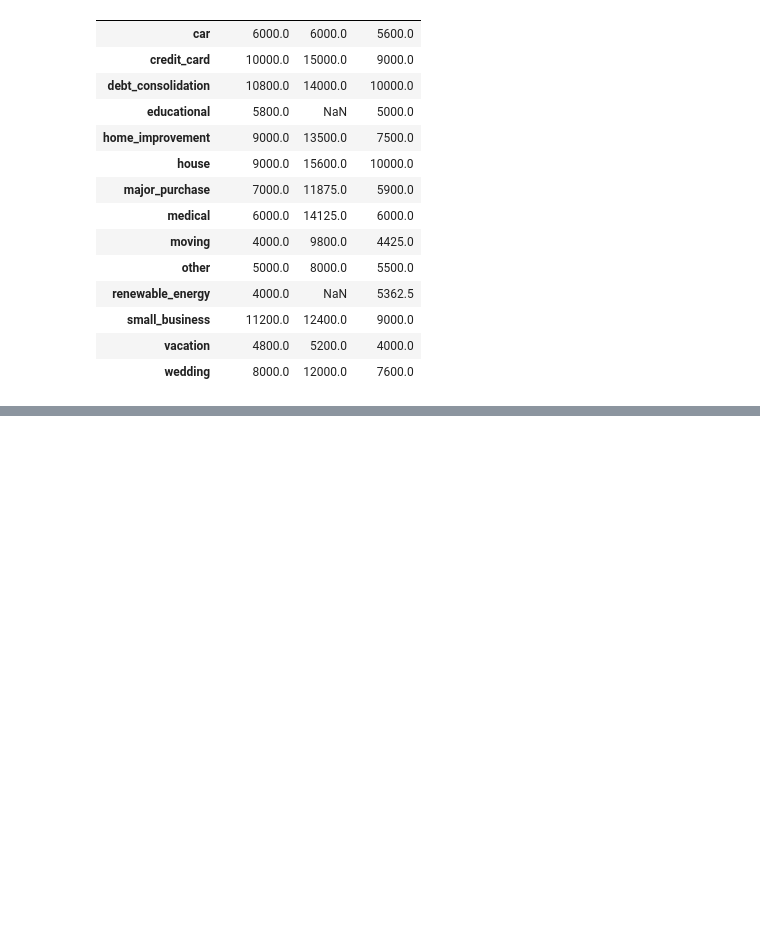
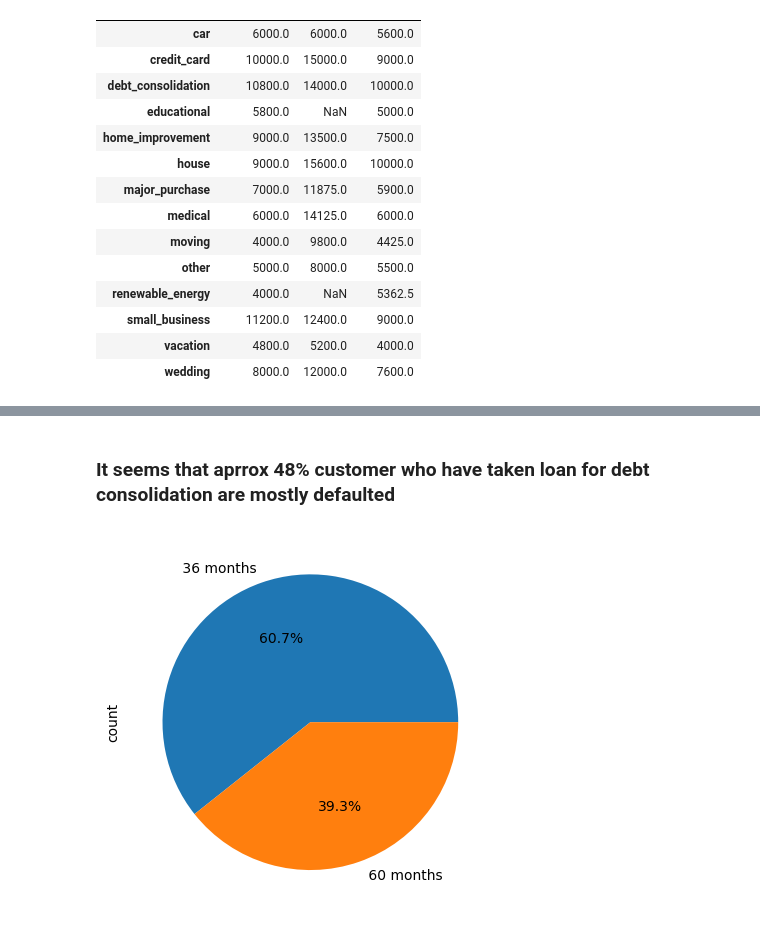
Before and after one commit to jatinmj/LendingClub_CaseStudy, a Jupyter notebook: Lending_club_caseStudy_Ishita_bhargava.ipynb, the cells around one changed output, grey strips where cells are left out. Saved outputs shown, nothing was run; the diff lists cells and outputs as text; code cells hidden in the pictures; blank space fills up the shorter version.

```diff
--- a/Lending_club_caseStudy_Ishita_bhargava.ipynb
+++ b/Lending_club_caseStudy_Ishita_bhargava.ipynb
@@ -1542,0 +1590,7 @@ pt_loanamount
+# %% [markdown]
+### It seems that aprrox 48% customer who have taken loan for debt consolidation are mostly defaulted
+# %%
+data_term=data_chargedoff['term'].value_counts().plot.pie(autopct='%1.1f%%')
+plt.show()
+# %% [output]
+[figure, added]
```
Also changed, not shown: parts of 19 cells of this notebook, 1 other file.
